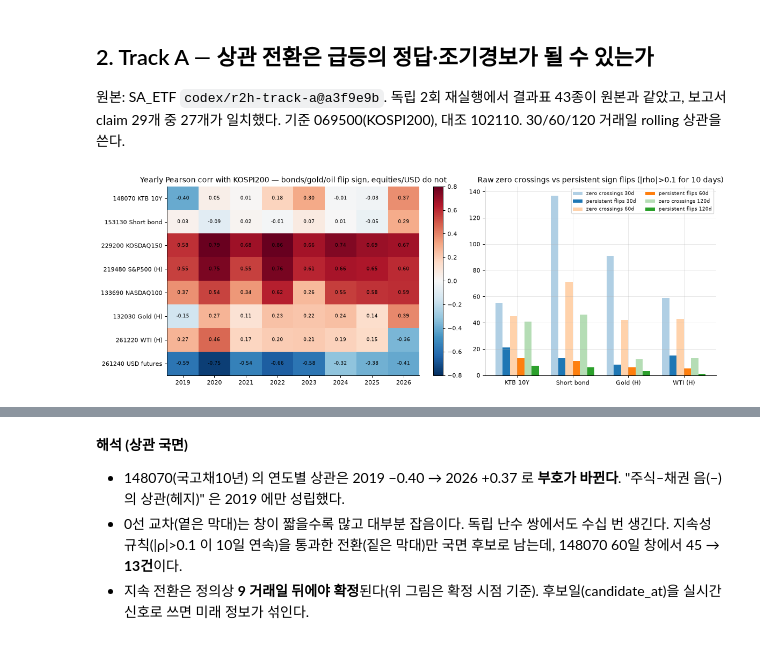
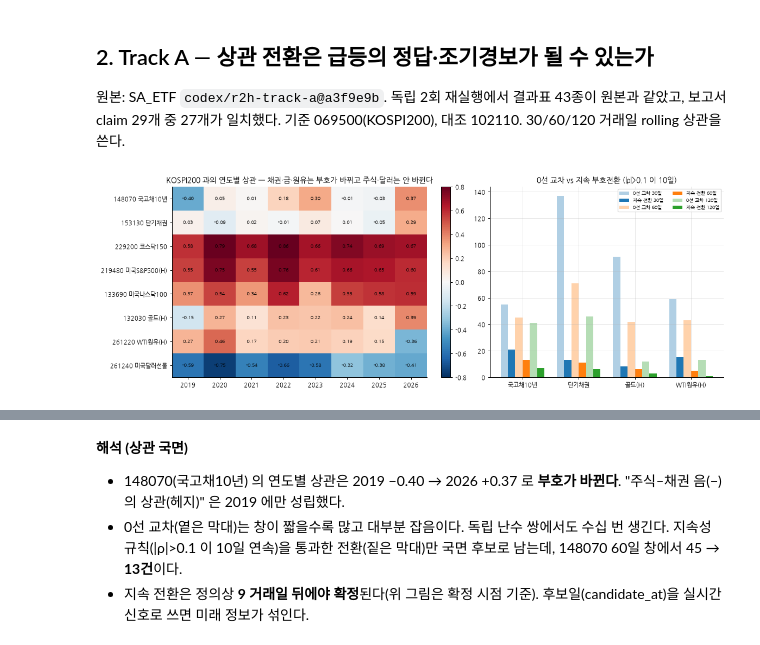
Before and after one commit to nanahyun3/R2H, a Jupyter notebook: notebooks/R2H_1012_research_synthesis.ipynb, the cells around one changed output, grey strips where cells are left out. Saved outputs shown, nothing was run; the diff lists cells and outputs as text; code cells hidden in the pictures.

```diff
--- a/notebooks/R2H_1012_research_synthesis.ipynb
+++ b/notebooks/R2H_1012_research_synthesis.ipynb
@@ -290,57 +238,52 @@ common-shock days (>=5 ETFs): 40 | top months: {Period('2020-03', 'M'): 9, Perio
 원본: SA_ETF `codex/r2h-track-a@a3f9e9b`. 독립 2회 재실행에서 결과표 43종이 원본과 같았고, 보고서 claim 29개 중 27개가 일치했다.
 기준 069500(KOSPI200), 대조 102110. 30/60/120 거래일 rolling 상관을 쓴다.
 # %%
-NAMES = {
-    "148070": "KTB 10Y",
-    "153130": "Short bond",
-    "229200": "KOSDAQ150",
-    "219480": "S&P500 (H)",
-    "133690": "NASDAQ100",
-    "132030": "Gold (H)",
-    "261220": "WTI (H)",
-    "261240": "USD futures",
-    "102110": "TIGER200 (control)",
-}
+# 비교 대상 ETF 한글 이름
+NAMES = {"148070": "국고채10년", "153130": "단기채권", "229200": "코스닥150", "219480": "미국S&P500(H)", "133690": "미국나스닥100", "132030": "골드(H)", "261220": "WTI원유(H)", "261240": "미국달러선물", "102110": "TIGER200(대조)"}
+# 쌍 목록
 pairs = list(NAMES)
+# 연도별 정적 상관표
 sc = load("trackA/a2/static_corr_by_period", dtype={"ticker": str}).set_index("ticker")
+# 연도 열
 years = [c for c in sc.columns if c.startswith("y")]
-cc = load("trackA/a2/crossing_counts", dtype={"ticker": str})
-rc = load("trackA/a2/regime_counts_by_rule", dtype={"ticker": str})
+# 0선 교차 수 · 지속 전환 수
+cc = load("trackA/a2/crossing_counts", dtype={"ticker": str}); rc = load("trackA/a2/regime_counts_by_rule", dtype={"ticker": str})
+# 2단 그림
 fig, ax = plt.subplots(1, 2, figsize=(13, 4.6), gridspec_kw={"width_ratios": [1.2, 1]})
+# 대조(102110) 제외한 연도별 상관 행렬
 m = sc.loc[pairs[:-1], years].astype(float)
-im = ax[0].imshow(m, cmap="RdBu_r", vmin=-0.8, vmax=0.8, aspect="auto")
-ax[0].grid(False)
-ax[0].set_xticks(range(len(years)), [y[1:] for y in years])
-ax[0].set_yticks(range(len(m)), [f"{t} {NAMES[t]}" for t in m.index])
-for (i, j), v in np.ndenumerate(m.to_numpy()):
-    ax[0].text(j, i, f"{v:.2f}", ha="center", va="center", fontsize=7)
-ax[0].set_title("Yearly Pearson corr with KOSPI200 — bonds/gold/oil flip sign, equities/USD do not")
+# 히트맵
+im = ax[0].imshow(m, cmap="RdBu_r", vmin=-0.8, vmax=0.8, aspect="auto"); ax[0].grid(False)
+# 축 눈금
+ax[0].set_xticks(range(len(years)), [y[1:] for y in years]); ax[0].set_yticks(range(len(m)), [f"{t} {NAMES[t]}" for t in m.index])
+# 칸 숫자
+for (i, j), v in np.ndenumerate(m.to_numpy()): ax[0].text(j, i, f"{v:.2f}", ha="center", va="center", fontsize=7)
+# 제목
+ax[0].set_title("KOSPI200 과의 연도별 상관 — 채권·금·원유는 부호가 바뀌고 주식·달러는 안 바뀐다")
+# 색 막대
 fig.colorbar(im, ax=ax[0], fraction=0.04)
+# 0선 교차 수 (ticker × 창)
 z = cc[(cc.method == "pearson")].pivot(index="ticker", columns="window", values="n_zero_cross")
-r = rc[(rc.method == "pearson") & (rc.rule == "b0.100_k10")].pivot(
-    index="ticker", columns="window", values="n_sign_changes"
-)
+# 지속 전환 수 (|ρ|>0.1, 10일)
+r = rc[(rc.method == "pearson") & (rc.rule == "b0.100_k10")].pivot(index="ticker", columns="window", values="n_sign_changes")
+# 그릴 4종
 sel = ["148070", "153130", "132030", "261220"]
-x = np.arange(len(sel))
-w = 0.13
+# 막대 위치·폭
+x = np.arange(len(sel)); w = 0.13
+# 창마다 막대 2개 (옅음 = 0선 교차, 짙음 = 지속 전환)
 for k, win in enumerate([30, 60, 120]):
-    ax[1].bar(
-        x + (k - 1) * 2 * w - w / 2,
-        z.loc[sel, win],
-        w,
-        color=f"C{k}",
-        alpha=0.35,
-        label=f"zero crossings {win}d",
-    )
-    ax[1].bar(
-        x + (k - 1) * 2 * w + w / 2, r.loc[sel, win], w, color=f"C{k}", label=f"persistent flips {win}d"
-    )
-ax[1].set_xticks(x, [NAMES[t] for t in sel])
-ax[1].legend(fontsize=7, ncol=2)
-ax[1].set_title("Raw zero crossings vs persistent sign flips (|rho|>0.1 for 10 days)")
-plt.tight_layout()
-show(fig, "trackA_yearly_corr_flips")
+    # 0선 교차
+    ax[1].bar(x + (k - 1) * 2 * w - w / 2, z.loc[sel, win], w, color=f"C{k}", alpha=0.35, label=f"0선 교차 {win}일")
+    # 지속 전환
+    ax[1].bar(x + (k - 1) * 2 * w + w / 2, r.loc[sel, win], w, color=f"C{k}", label=f"지속 전환 {win}일")
+# 축·범례
+ax[1].set_xticks(x, [NAMES[t] for t in sel]); ax[1].legend(fontsize=7, ncol=2)
+# 제목
+ax[1].set_title("0선 교차 vs 지속 부호전환 (|ρ|>0.1 이 10일)")
+# 저장·표시
+plt.tight_layout(); show(fig, "trackA_yearly_corr_flips")
+# 고정 확인
 assert int(r.loc["148070", 60]) == 13 and abs(float(sc.loc["148070", "y2019"]) + 0.404) < 5e-4
 # %% [output]
-[figure, old version]
+[figure, new version]
 # %%
```
Also changed, not shown: parts of 11 cells of this notebook, 11 other files.
